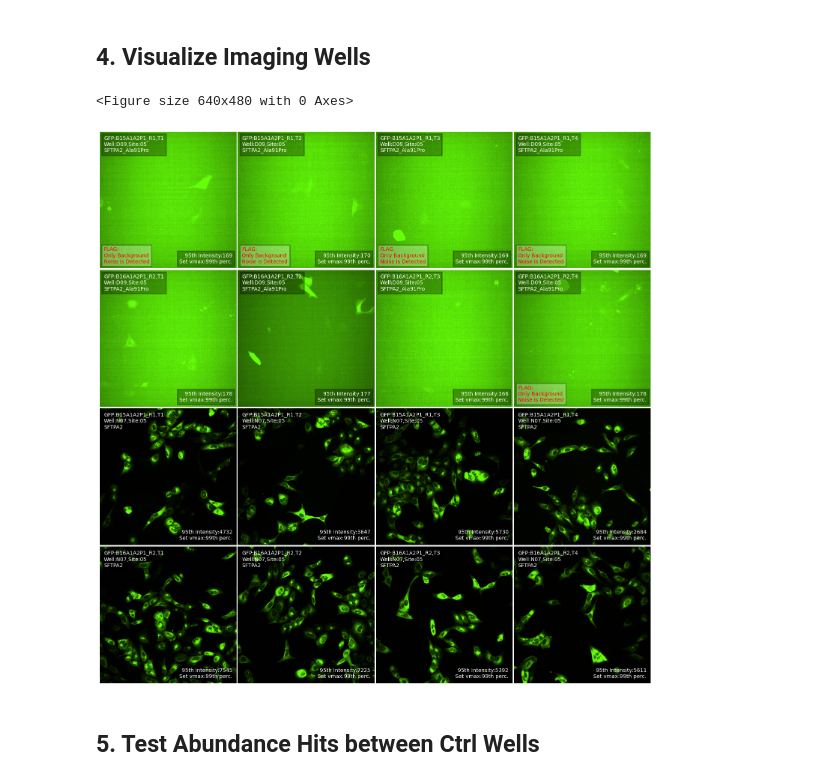
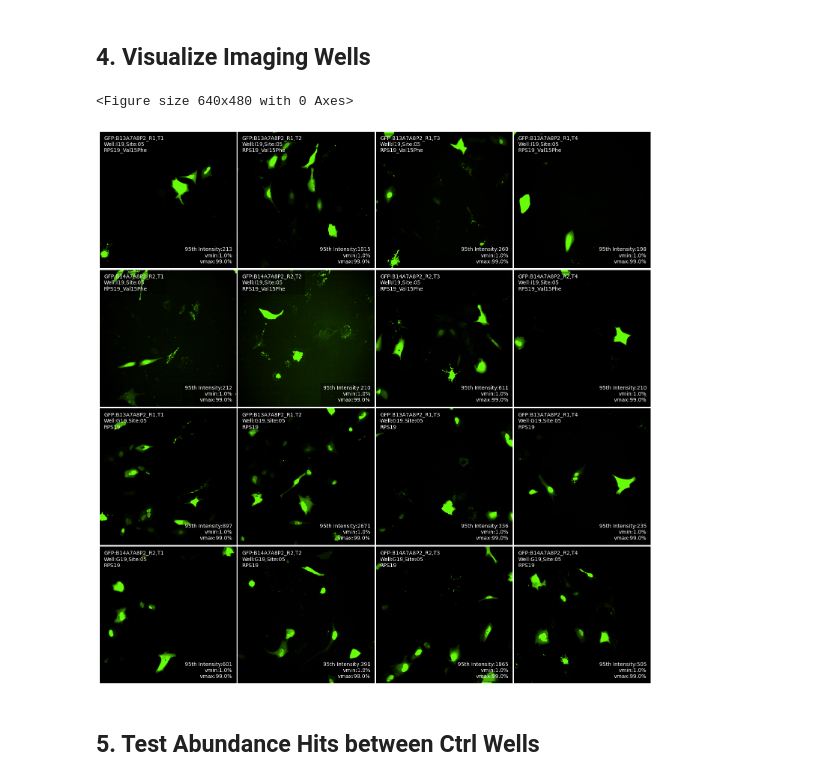
Before and after one commit to broadinstitute/2025_varchamp_snakemake, a Jupyter notebook: 3.downstream_analyses/scripts/2_protein_abundance.ipynb, the cells around one changed output. Saved outputs shown, nothing was run; the diff lists cells and outputs as text; code cells hidden in the pictures.

```diff
--- a/3.downstream_analyses/scripts/2_protein_abundance.ipynb
+++ b/3.downstream_analyses/scripts/2_protein_abundance.ipynb
@@ -569,11 +615,22 @@ OUT_IMGS_DIR = ""
 from display_img import *
-# %%
-plot_allele(allele_meta_df_dict["2025_03_Batch_15-16"], "SFTPA2_Ala91Pro", "GFP",
-            plate_img_qc=img_well_qc_sum_dict["2025_03_Batch_15-16"],
-            site="05", max_intensity=0.99, display=True, imgs_dir=TIFF_IMGS_DIR)
-# %% [output]
-<Figure size 640x480 with 0 Axes>
-[figure, removed]
+# %%
+plot_allele(
+    pm=img_well_qc_sum_df.filter(
+        pl.col("Metadata_Batch")=="2025_01_27_Batch_13",
+        pl.col("channel")=="GFP",
+        (pl.col("gene_allele")=="RPS19") | (pl.col("gene_allele")=="RPS19_Val15Phe")
+    ).unique(subset=["plate_map_name","gene_allele"]),
+    ref="RPS19",
+    var="RPS19_Val15Phe",
+    sel_channel="GFP",
+    plate_img_qc=img_well_qc_sum_df,
+    site="05",
+    show_plot=True,
+    imgs_dir=TIFF_IMGS_DIR
+)
+# %% [output]
+<Figure size 640x480 with 0 Axes>
+[figure, added]
 # %% [markdown]
 ## 5. Test Abundance Hits between Ctrl Wells
 # %%
```
Also changed, not shown: parts of 22 cells of this notebook, 58 other files.
